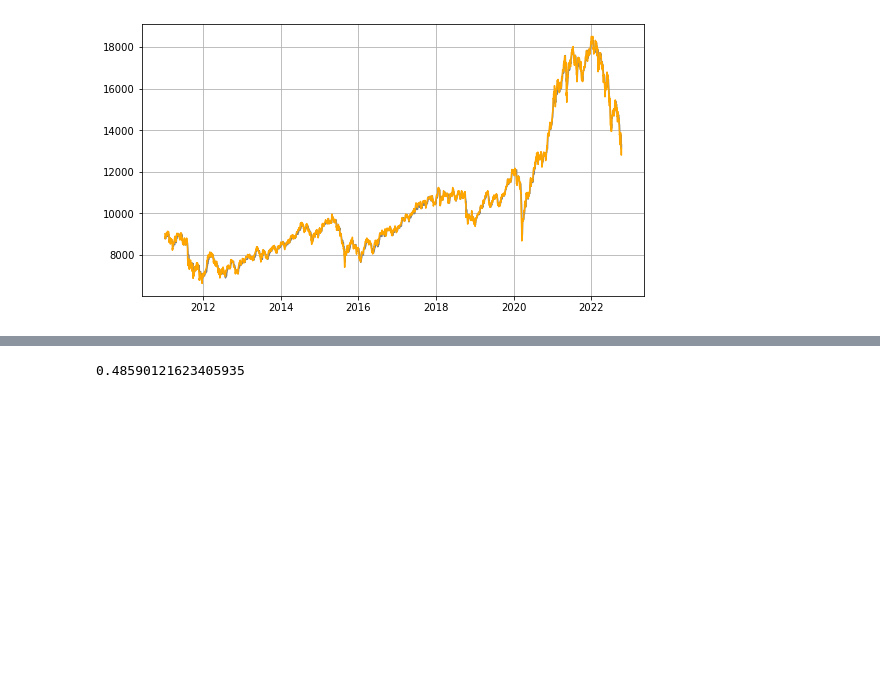
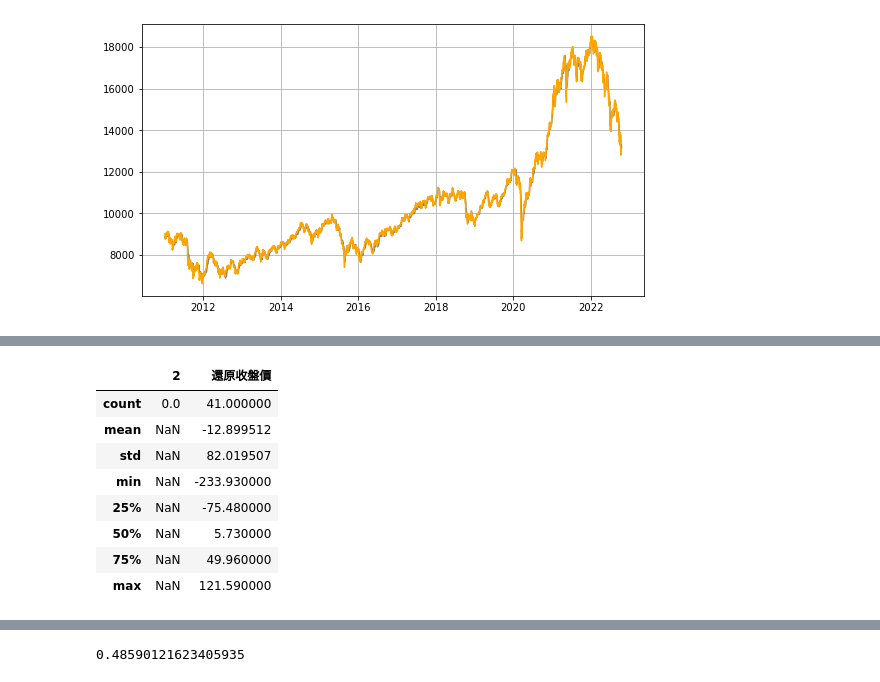
Before and after one commit to Chastely00/Chast, a Jupyter notebook: Max Pain Theory.ipynb, the cells around one changed output, grey strips where cells are left out. Saved outputs shown, nothing was run; the diff lists cells and outputs as text; code cells hidden in the pictures; blank space fills up the shorter version.

```diff
--- a/Max Pain Theory.ipynb
+++ b/Max Pain Theory.ipynb
@@ -113,0 +171,12 @@ data = pd.concat([df1[2], twse['還原收盤價']['2011':], put['未平倉口數
+# %%
+wed[[2, '還原收盤價']]['2022'].diff(axis=1).describe()
+# %% [output]
+|  | 2 | 還原收盤價 |
+| count | 0.0 | 41.000000 |
+| mean | NaN | -12.899512 |
+| std | NaN | 82.019507 |
+| min | NaN | -233.930000 |
+| 25% | NaN | -75.480000 |
+| 50% | NaN | 5.730000 |
+| 75% | NaN | 49.960000 |
+| max | NaN | 121.590000 |
```
Also changed, not shown: parts of 13 cells of this notebook.
